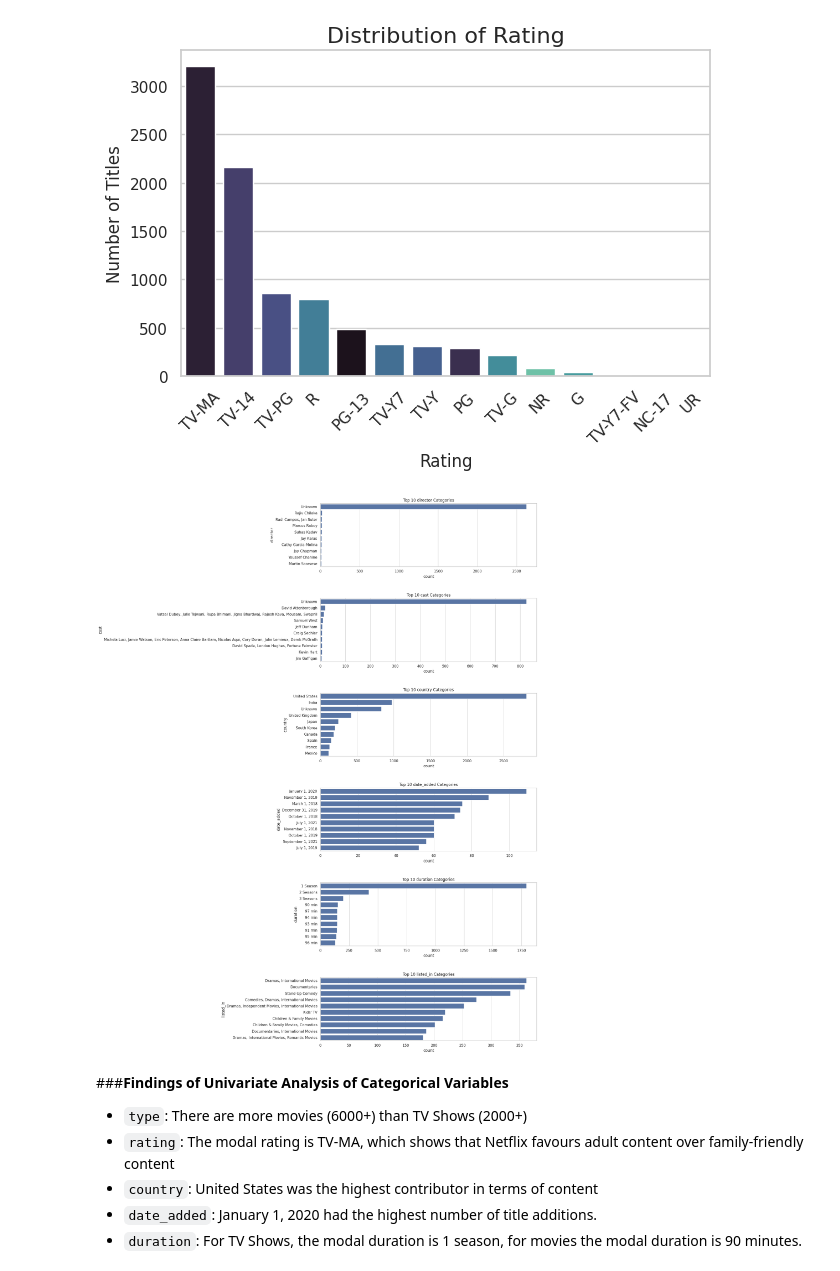
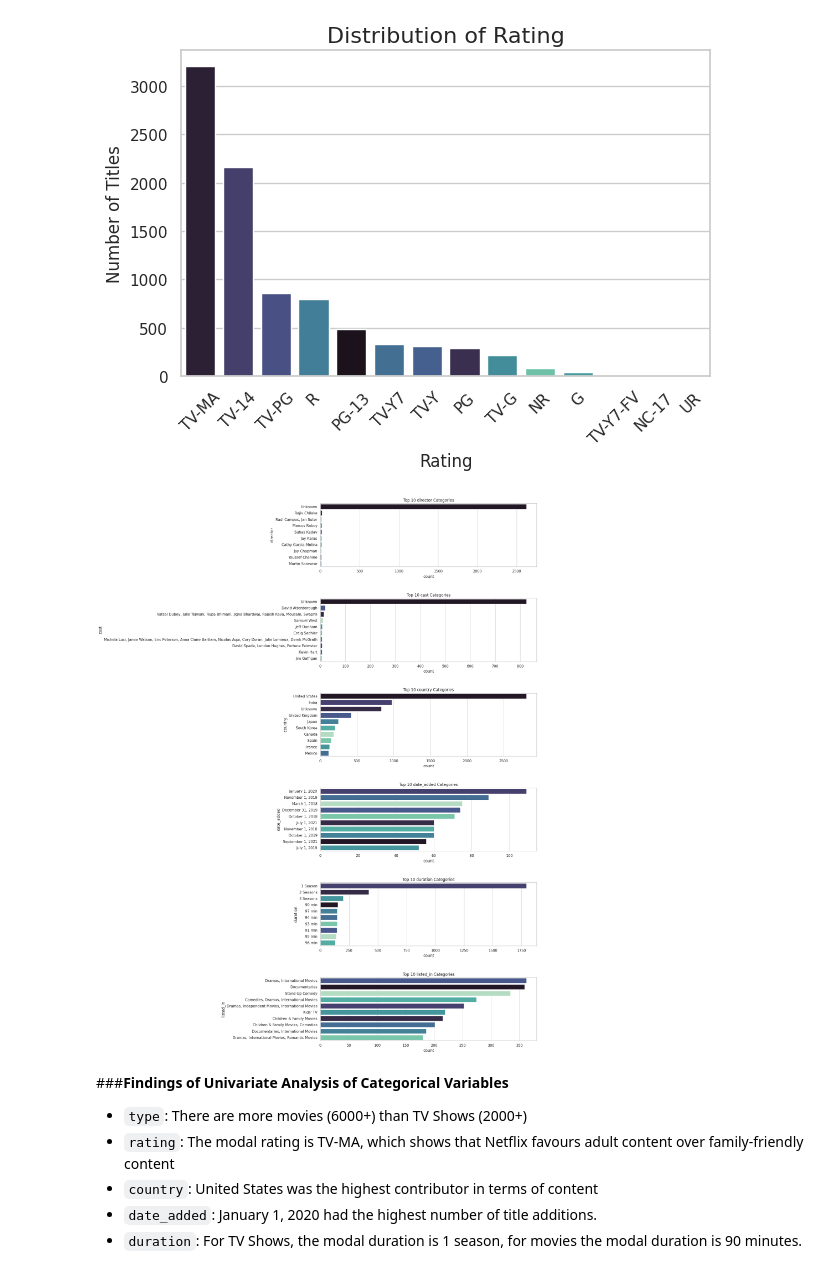
Before and after one commit to StacyChebet/Netflix-EDA, a Jupyter notebook: Netflix_Exploratory_Data_Analysis.ipynb, the cells around one changed output. Drawn from its saved outputs; the diff is of its cells as text; code cells hidden in the pictures.

```diff
--- a/Netflix_Exploratory_Data_Analysis.ipynb
+++ b/Netflix_Exploratory_Data_Analysis.ipynb
@@ -376,27 +376,27 @@ plt.show()
 # %%
 #Create a new categorical variables array without type and rating
 cat_vars = ['director', 'cast', 'country', 'date_added', 'duration', 'listed_in']
 
 #Univariate analysis for categorical variables
 fig, axes = plt.subplots(len(cat_vars), 1, figsize=(12, 5 * len(cat_vars)))
 
 for i, var in enumerate(cat_vars):
   ax = axes[i]
 
   #Limit to top 10 categories if too many unique values
   if df[var].nunique() > 10:
     top_categories = df[var].value_counts().nlargest(10).index
-    sns.countplot(y=df.loc[df[var].isin(top_categories), var], order=top_categories, ax=ax)
+    sns.countplot(y=df.loc[df[var].isin(top_categories), var], order=top_categories, hue=df.loc[df[var].isin(top_categories), var], ax=ax, palette='mako', legend=False)
     ax.set_title(f'Top 10 {var} Categories')
 
   else:
     sns.countplot(y=df[var], order=df[var].value_counts().index, ax=ax)
     ax.set_title(f'Distribution of {var}')
 
 plt.subplots_adjust(hspace=0.5)
 plt.show()
 # %% [output]
-[figure, old version]
+[figure, new version]
 # %% [markdown]
 ###**Findings of Univariate Analysis of Categorical Variables**
 - `type`: There are more movies (6000+) than TV Shows (2000+)
```
Also changed, not shown: parts of 9 cells of this notebook.
